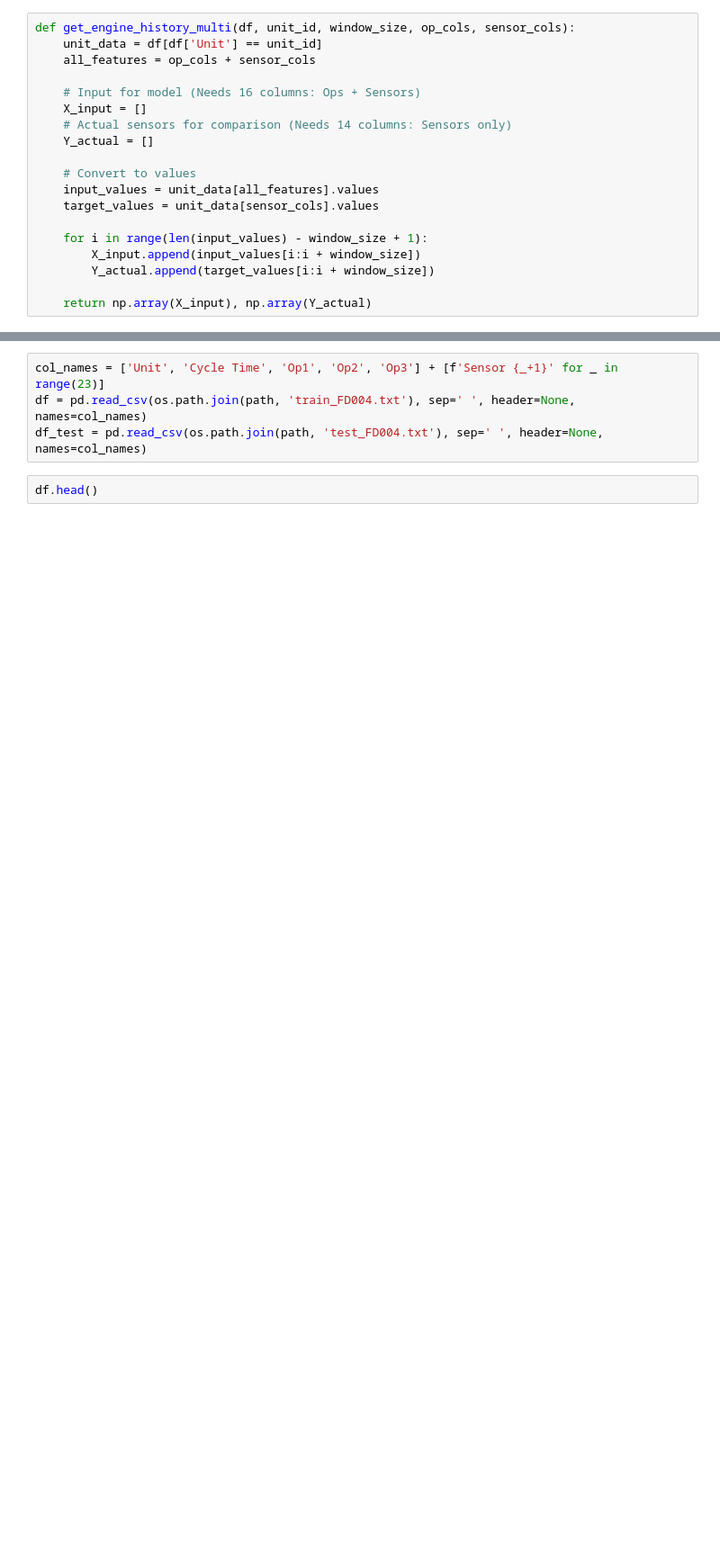
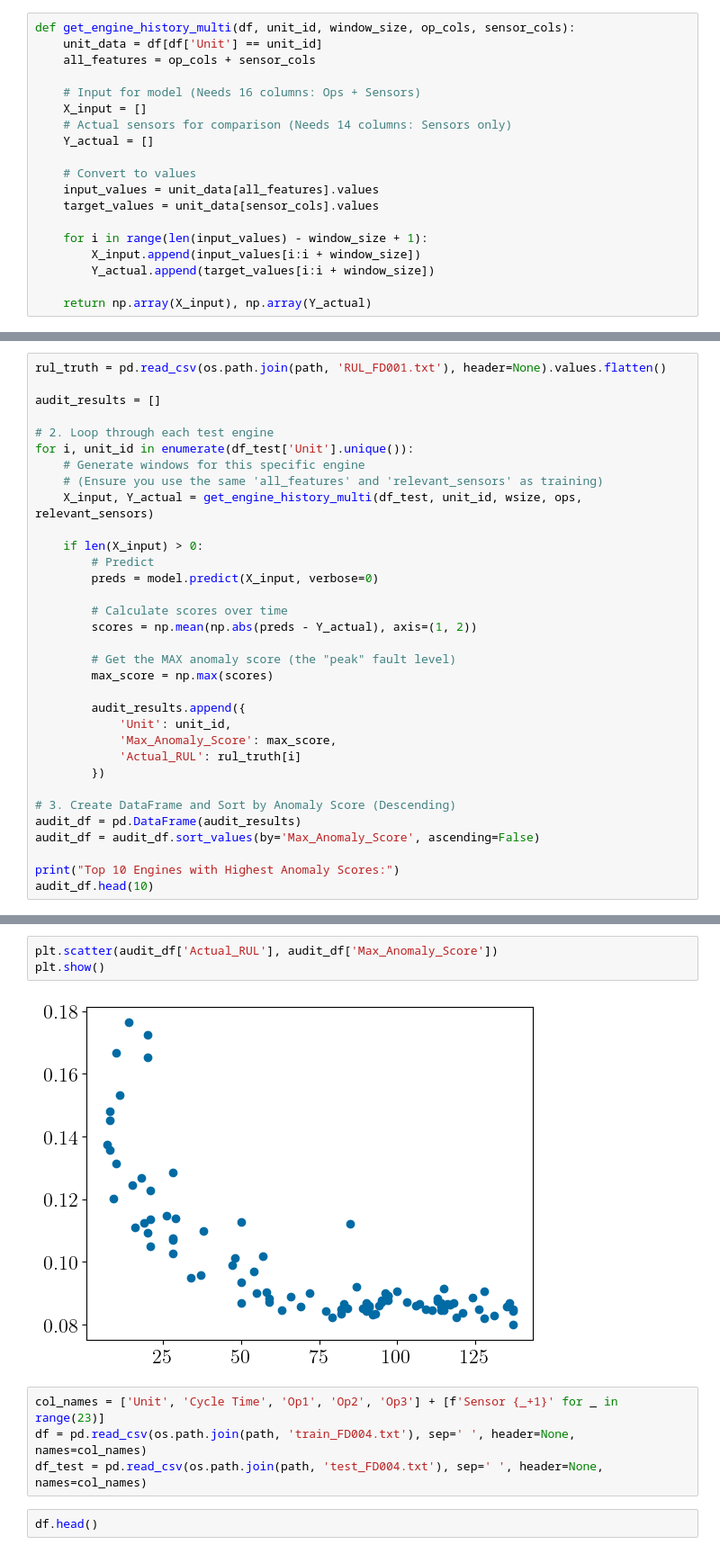
Before and after one commit to RandomKiddo/HackAI2026, a Jupyter notebook: src/Project.ipynb, the cells around one changed output, grey strips where cells are left out. Shown at 90% size. Drawn from its saved outputs; the diff is of its cells as text; blank space fills up the shorter version.

Commit message:
Update Push of Model

```diff
--- a/src/Project.ipynb
+++ b/src/Project.ipynb
@@ -345,0 +357,33 @@ plt.show()
+# %%
+rul_truth = pd.read_csv(os.path.join(path, 'RUL_FD001.txt'), header=None).values.flatten()
+
+audit_results = []
+
+# 2. Loop through each test engine
+for i, unit_id in enumerate(df_test['Unit'].unique()):
+    # Generate windows for this specific engine
+    # (Ensure you use the same 'all_features' and 'relevant_sensors' as training)
+    X_input, Y_actual = get_engine_history_multi(df_test, unit_id, wsize, ops, relevant_sensors)
+
+    if len(X_input) > 0:
+        # Predict
+        preds = model.predict(X_input, verbose=0)
+
+        # Calculate scores over time
+        scores = np.mean(np.abs(preds - Y_actual), axis=(1, 2))
+
+        # Get the MAX anomaly score (the "peak" fault level)
+        max_score = np.max(scores)
+
+        audit_results.append({
+            'Unit': unit_id,
+            'Max_Anomaly_Score': max_score,
+            'Actual_RUL': rul_truth[i]
+        })
+
+# 3. Create DataFrame and Sort by Anomaly Score (Descending)
+audit_df = pd.DataFrame(audit_results)
+audit_df = audit_df.sort_values(by='Max_Anomaly_Score', ascending=False)
+
+print("Top 10 Engines with Highest Anomaly Scores:")
+audit_df.head(10)
@@ -346,3 +403,8 @@ plt.show()
+# %%
+plt.scatter(audit_df['Actual_RUL'], audit_df['Max_Anomaly_Score'])
+plt.show()
+# %% [output]
+[figure, added]
 # %%
 col_names = ['Unit', 'Cycle Time', 'Op1', 'Op2', 'Op3'] + [f'Sensor {_+1}' for _ in range(23)]
 df = pd.read_csv(os.path.join(path, 'train_FD004.txt'), sep=' ', header=None, names=col_names)
```
Also changed, not shown: parts of 36 cells of this notebook, 4 other files.
